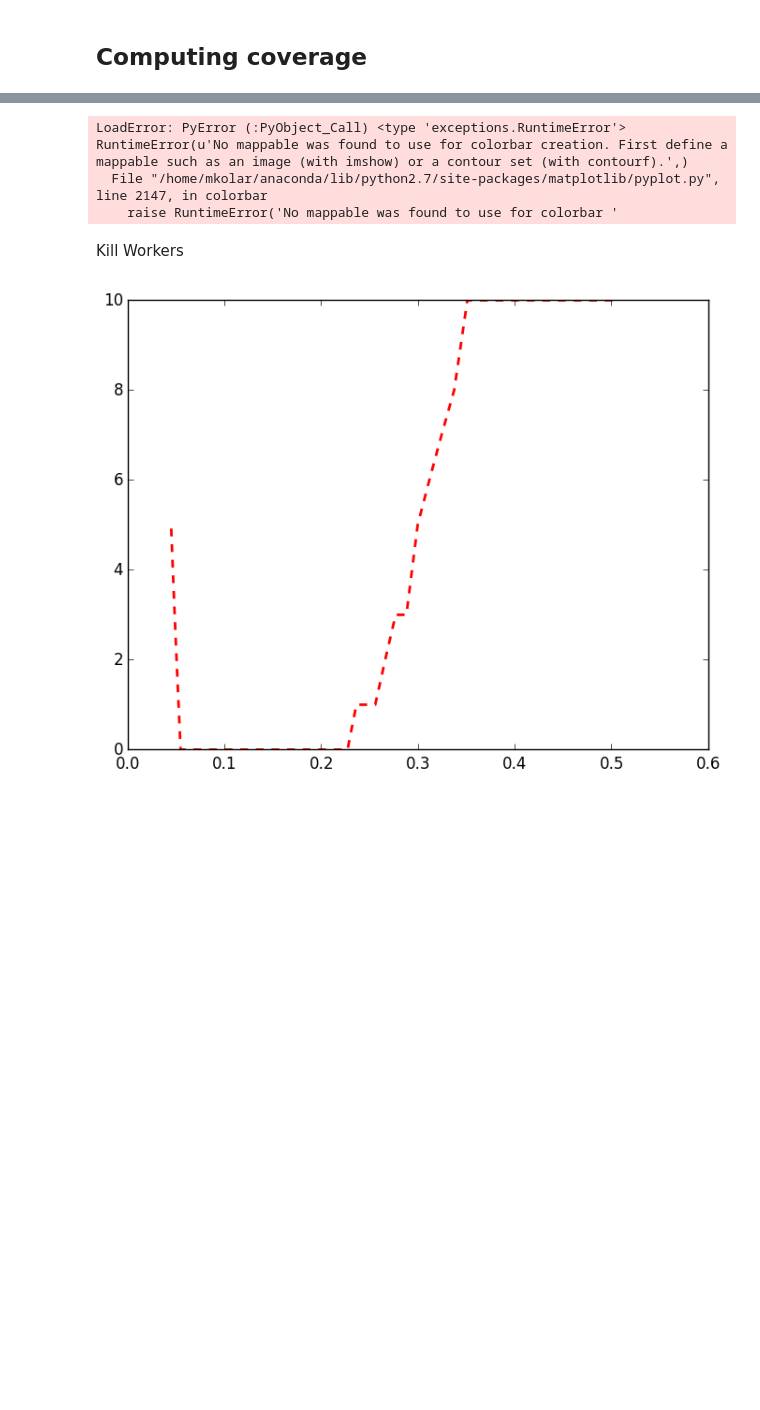
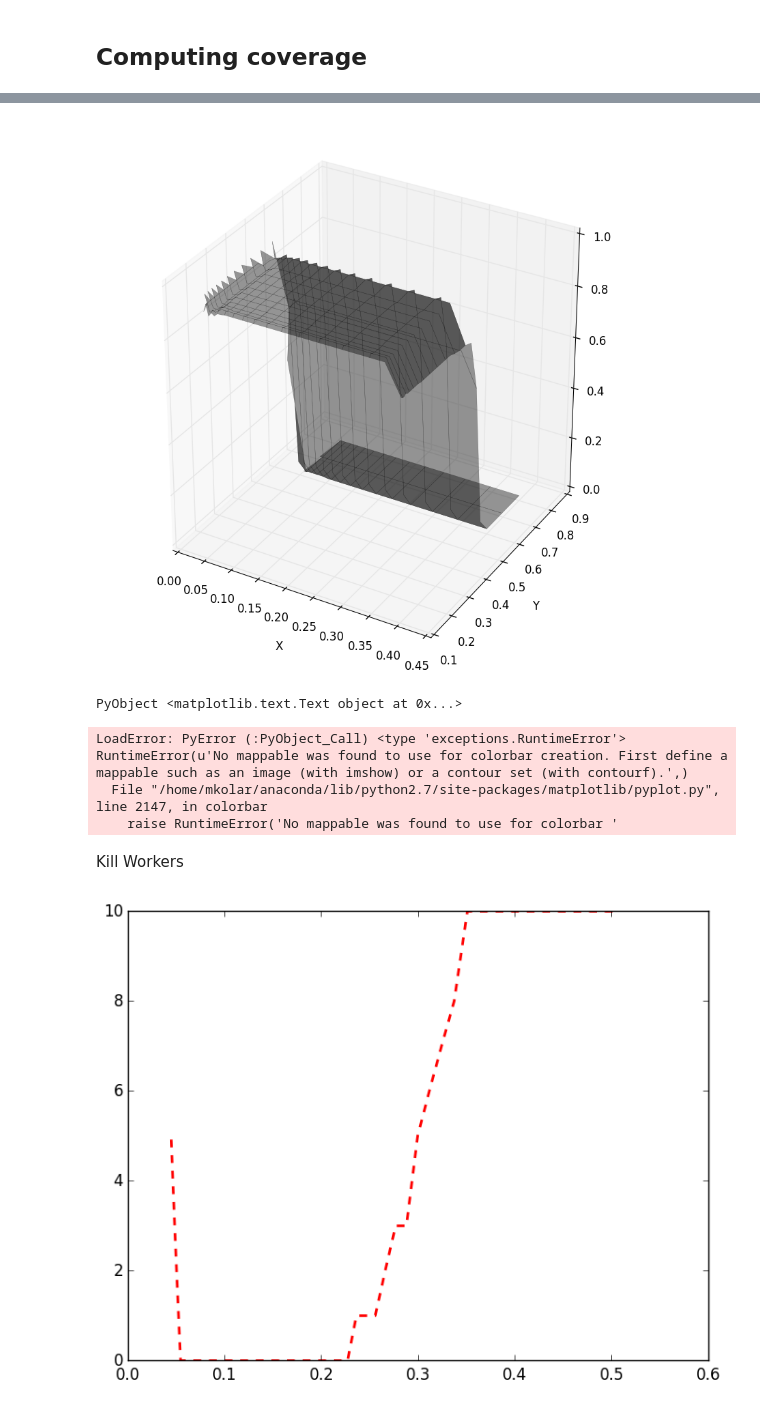
Before and after one commit to mlakolar/QR.jl, a Jupyter notebook: Simulation -- Plot Figures.ipynb, the cells around one changed output, grey strips where cells are left out. Drawn from its saved outputs; the diff is of its cells as text; code cells hidden in the pictures; blank space fills up the shorter version.

```diff
--- a/Simulation -- Plot Figures.ipynb
+++ b/Simulation -- Plot Figures.ipynb
@@ -130,5 +226,5 @@ end
         noiseType = noiseType)
 end
 # %%
-numRep = 1
+numRep = 350
 colRes = pmap(loadF, [1:numRep]);
@@ -139,15 +231,20 @@ colRes = pmap(loadF, [1:numRep]);
-# %%
-numRep = 500
-
-agr_num_covered = zeros(100, 100)
-agr_num_appear = zeros(100, 100)
-
-for j=1:numRep
-    agr_num_covered += colRes[j][1]
-    agr_num_appear += colRes[j][2]
-end
-
-tmp = agr_num_covered ./ agr_num_appear
-@show tmp[80:90,70:90]
-imshow(tmp)
-colorbar()
+# %%
+agr_num_covered = zeros(30, 30)
+agr_num_appear = zeros(30, 30)
+
+for j=1:numRep
+    agr_num_covered += colRes[j][1]
+    agr_num_appear += colRes[j][2]
+end
+
+tmp = agr_num_covered ./ agr_num_appear
+
+xgrid = repmat(logspace(log10(0.4), log10(0.05), 30)', 30, 1)
+ygrid = repmat(logspace(log10(0.8), log10(0.1), 30), 1, 30)
+
+fig = figure("pyplot_surfaceplot",figsize=(10,10))
+ax = fig[:add_subplot](1,1,1, projection = "3d")
+ax[:plot_surface](xgrid, ygrid, tmp, rstride=2,edgecolors="k", cstride=2, cmap=ColorMap("gray"), alpha=0.4, linewidth=0.25)
+xlabel("X")
+ylabel("Y")
+# %% [output]
@@ -154,3 +268,5 @@ colorbar()
+[figure, added]
+PyObject <matplotlib.text.Text object at 0x...>
 # %%
 # %% [output]
 LoadError: PyError (:PyObject_Call) <type 'exceptions.RuntimeError'>
```
Also changed, not shown: parts of 15 cells of this notebook, 3 other files.
